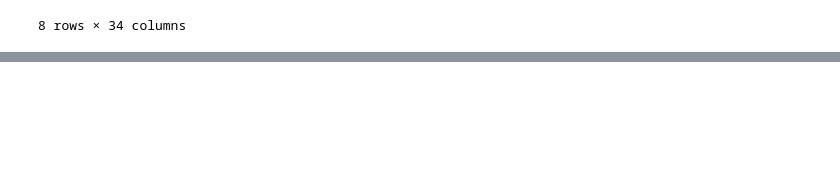
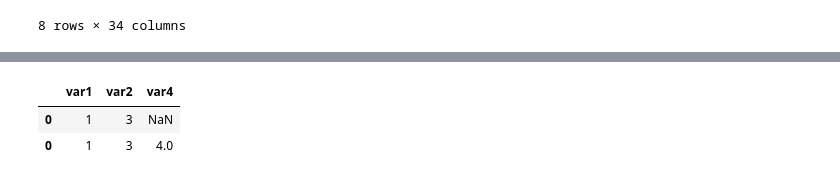
Before and after one commit to jspgr33n/QTM-Research, a Jupyter notebook: QTM 499R/3_get_policymaker_list/python_india_scraping/main_scraping_india.ipynb, the cells around one changed output, grey strips where cells are left out. Cells and saved outputs as stored; diff of their text form; code cells hidden in the pictures; blank space fills up the shorter version.

```diff
--- a/QTM 499R/3_get_policymaker_list/python_india_scraping/main_scraping_india.ipynb
+++ b/QTM 499R/3_get_policymaker_list/python_india_scraping/main_scraping_india.ipynb
@@ -141,0 +161,17 @@ compare_ngo_information(df_front, df_click_test)
+# %%
+# Testing concat
+import pandas as pd
+
+unsuccessful_ngo = pd.DataFrame()
+
+new_row = pd.DataFrame.from_dict({'var1':[1],'var2':[3]})
+new_row2 = pd.DataFrame.from_dict({'var1':[1],'var4':[4],'var2':[3]})
+
+big_row = pd.concat([unsuccessful_ngo, new_row])
+big_row = pd.concat([big_row, new_row2])
+
+big_row
+# %% [output]
+|  | var1 | var2 | var4 |
+| 0 | 1 | 3 | NaN |
+| 0 | 1 | 3 | 4.0 |
```
Also changed, not shown: parts of 7 cells of this notebook, 5 other files.
